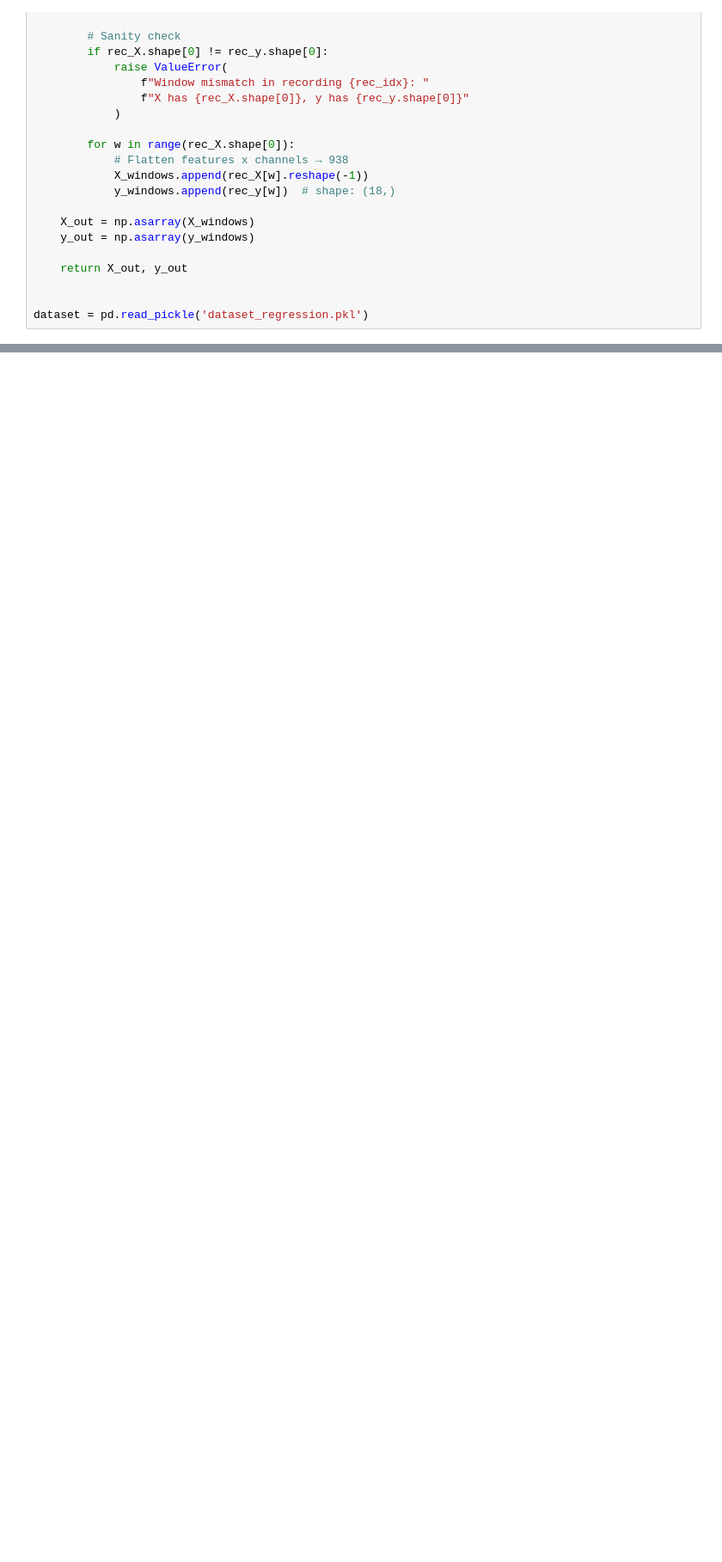
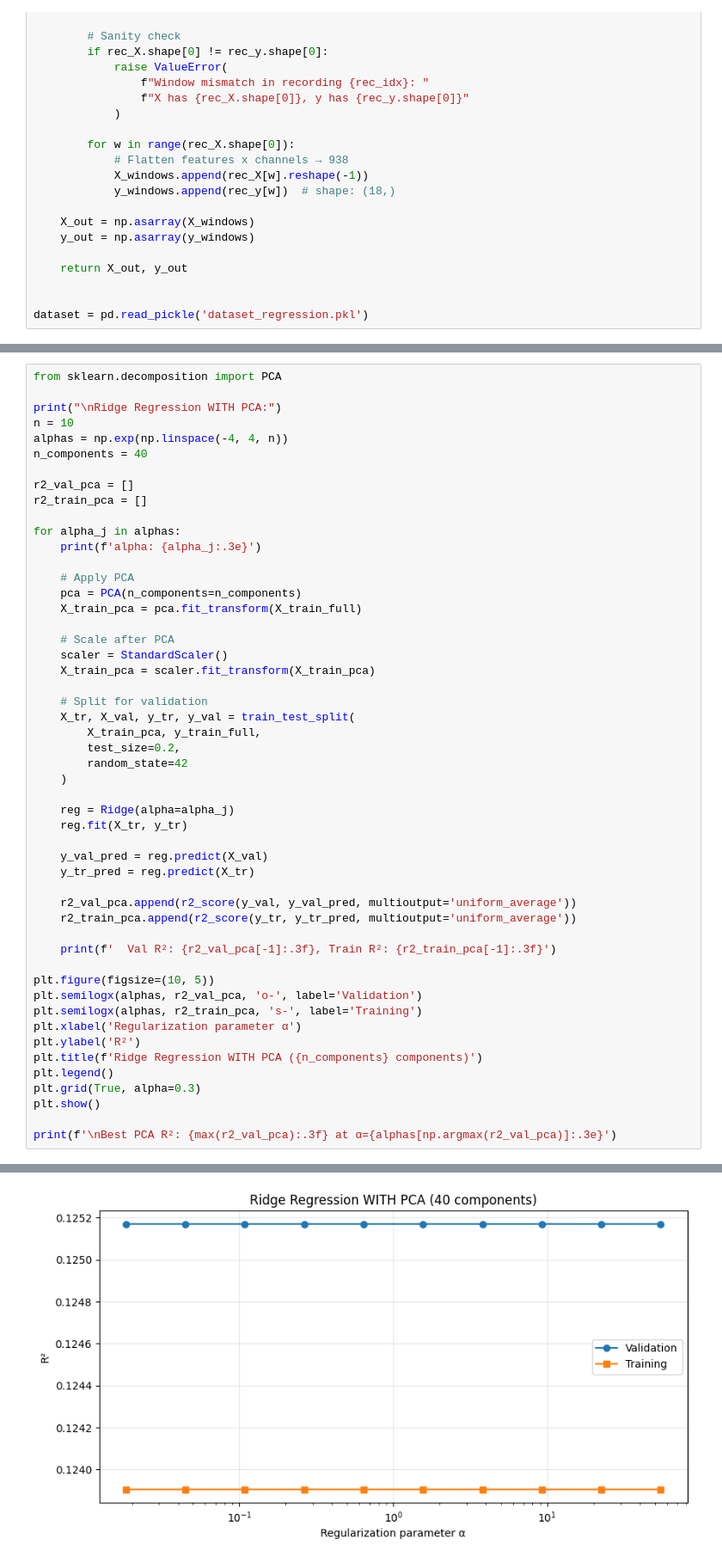
Before and after one commit to ConnorIrvine/Gesture-Recognition, a Jupyter notebook: dataset_cleaning/run_linear_regression.ipynb, the cells around one changed output, grey strips where cells are left out. Shown: that part at 86% size. Drawn from its saved outputs; the diff is of its cells as text; blank space fills up the shorter version.

```diff
--- a/dataset_cleaning/run_linear_regression.ipynb
+++ b/dataset_cleaning/run_linear_regression.ipynb
@@ -445,0 +411,52 @@ Best validation R²: -7.376
+# %%
+from sklearn.decomposition import PCA
+
+print("\nRidge Regression WITH PCA:")
+n = 10
+alphas = np.exp(np.linspace(-4, 4, n))
+n_components = 40
+
+r2_val_pca = []
+r2_train_pca = []
+
+for alpha_j in alphas:
+    print(f'alpha: {alpha_j:.3e}')
+
+    # Apply PCA
+    pca = PCA(n_components=n_components)
+    X_train_pca = pca.fit_transform(X_train_full)
+
+    # Scale after PCA
+    scaler = StandardScaler()
+    X_train_pca = scaler.fit_transform(X_train_pca)
+
+    # Split for validation
+    X_tr, X_val, y_tr, y_val = train_test_split(
+        X_train_pca, y_train_full,
+        test_size=0.2,
+        random_state=42
+    )
+
+    reg = Ridge(alpha=alpha_j)
+    reg.fit(X_tr, y_tr)
+
+    y_val_pred = reg.predict(X_val)
+    y_tr_pred = reg.predict(X_tr)
+
+    r2_val_pca.append(r2_score(y_val, y_val_pred, multioutput='uniform_average'))
+    r2_train_pca.append(r2_score(y_tr, y_tr_pred, multioutput='uniform_average'))
+
+    print(f'  Val R²: {r2_val_pca[-1]:.3f}, Train R²: {r2_train_pca[-1]:.3f}')
+
+plt.figure(figsize=(10, 5))
+plt.semilogx(alphas, r2_val_pca, 'o-', label='Validation')
+plt.semilogx(alphas, r2_train_pca, 's-', label='Training')
+plt.xlabel('Regularization parameter α')
+plt.ylabel('R²')
+plt.title(f'Ridge Regression WITH PCA ({n_components} components)')
+plt.legend()
+plt.grid(True, alpha=0.3)
+plt.show()
+
+print(f'\nBest PCA R²: {max(r2_val_pca):.3f} at α={alphas[np.argmax(r2_val_pca)]:.3e}')
+# %% [output]
@@ -445,0 +480 @@ Best validation R²: -7.376
+[figure, added]
```
Also changed, not shown: parts of 9 cells of this notebook.
